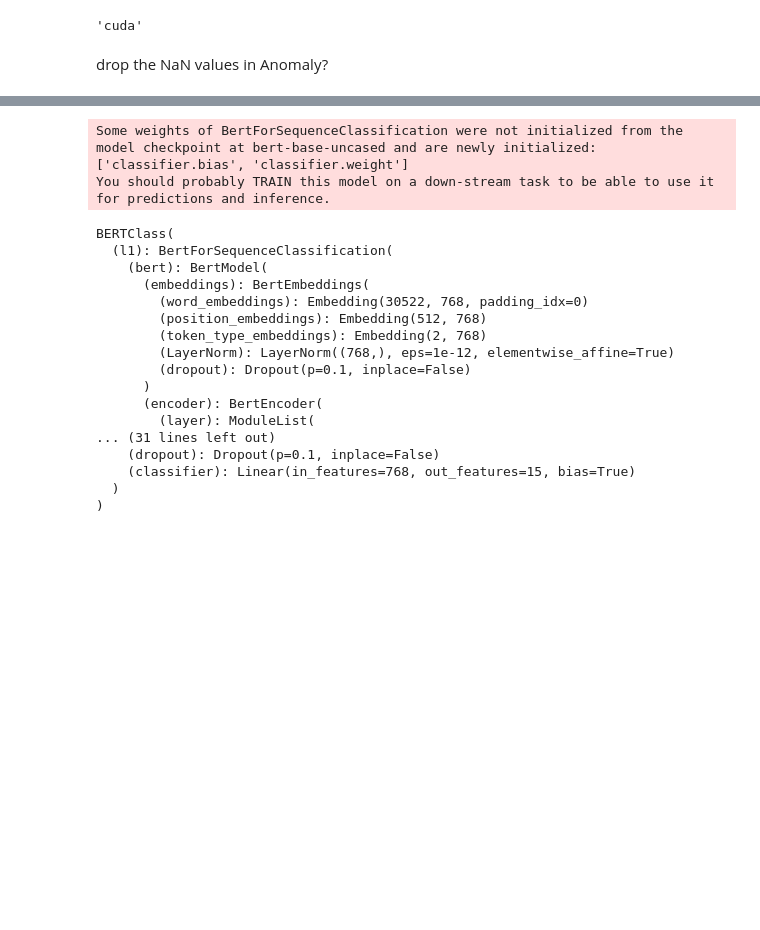
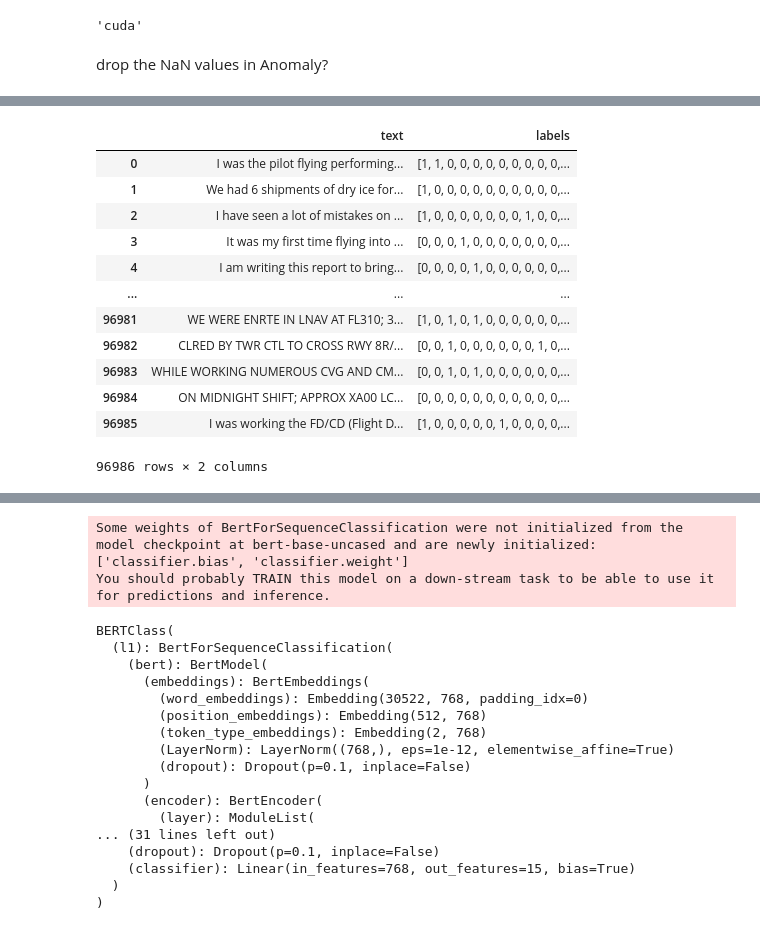
Before and after one commit to Gogonemnem/Safran-Project, a Jupyter notebook: aviation-classification.ipynb, the cells around one changed output, grey strips where cells are left out. Cells and saved outputs as stored; diff of their text form; code cells hidden in the pictures; blank space fills up the shorter version.

```diff
--- a/aviation-classification.ipynb
+++ b/aviation-classification.ipynb
@@ -47,3 +36,34 @@ def check_prefixes(anomaly, prefixes):
+# %%
+def load_data(path, labels, add_other=False):
+    loaded_data = pd.read_pickle(path)[0]
+
+    # Drop Anomaly NaN's
+    loaded_data = loaded_data.dropna(subset=['Anomaly']).reset_index(drop=True)
+
+    # Convert the 'Anomaly' column to a list of lists
+    anomaly_series = loaded_data['Anomaly']
+    anomaly_list = anomaly_series.str.split(';').apply(lambda x: [item.strip() for item in x])
+
+    # Initialize a DataFrame to hold the one-hot-encoded anomalies
+    anomaly_df = pd.DataFrame(index=loaded_data.index)
+
+    # Populate the DataFrame with one-hot-encoded columns for each prefix
+    for prefix in labels:
+        anomaly_df[prefix] = anomaly_list.apply(lambda anomalies: any(anomaly.startswith(prefix) for anomaly in anomalies)).astype(int)
+
+    # Add the 'Other' category
+    if add_other:
+        anomaly_df['Other'] = (anomaly_df.sum(axis=1) == 0).astype(int)
+
+    # Assign the one-hot-encoded anomalies as a new column 'labels' to 'loaded_data'
+    loaded_data['labels'] = anomaly_df.apply(lambda row: row.tolist(), axis=1)
+
+    # Now, 'loaded_data' is a DataFrame that includes both the 'text' and 'labels' columns
+    loaded_data['text'] = loaded_data["Narrative"]
+
+    # If you want to create a new DataFrame with just 'text' and 'labels':
+    final_df = loaded_data[['text', 'labels']]
+    return final_df
 # %%
 # from google.colab import drive
 # drive.mount('/content/drive')
@@ -94,0 +72,18 @@ A Dataframe with 10824 entries has been loaded
+# %%
+
+train_df = load_data("./data/train_data_final.pkl", anomaly_labels)
+train_df
+# %% [output]
+|  | text | labels |
+| 0 | I was the pilot flying performing... | [1, 1, 0, 0, 0, 0, 0, 0, 0, 0, 0,... |
+| 1 | We had 6 shipments of dry ice for... | [1, 0, 0, 0, 0, 0, 0, 0, 0, 0, 0,... |
+| 2 | I have seen a lot of mistakes on ... | [1, 0, 0, 0, 0, 0, 0, 0, 1, 0, 0,... |
+| 3 | It was my first time flying into ... | [0, 0, 0, 1, 0, 0, 0, 0, 0, 0, 0,... |
+| 4 | I am writing this report to bring... | [0, 0, 0, 0, 1, 0, 0, 0, 0, 0, 0,... |
+| ... | ... | ... |
+| 96981 | WE WERE ENRTE IN LNAV AT FL310; 3... | [1, 0, 1, 0, 1, 0, 0, 0, 0, 0, 0,... |
+| 96982 | CLRED BY TWR CTL TO CROSS RWY 8R/... | [0, 0, 1, 0, 0, 0, 0, 0, 0, 1, 0,... |
+| 96983 | WHILE WORKING NUMEROUS CVG AND CM... | [0, 0, 1, 0, 1, 0, 0, 0, 0, 0, 0,... |
+| 96984 | ON MIDNIGHT SHIFT; APPROX XA00 LC... | [0, 0, 0, 0, 0, 0, 0, 0, 0, 0, 0,... |
+| 96985 | I was working the FD/CD (Flight D... | [1, 0, 0, 0, 0, 0, 1, 0, 0, 0, 0,... |
+96986 rows × 2 columns
```
Also changed, not shown: parts of 15 cells of this notebook.
